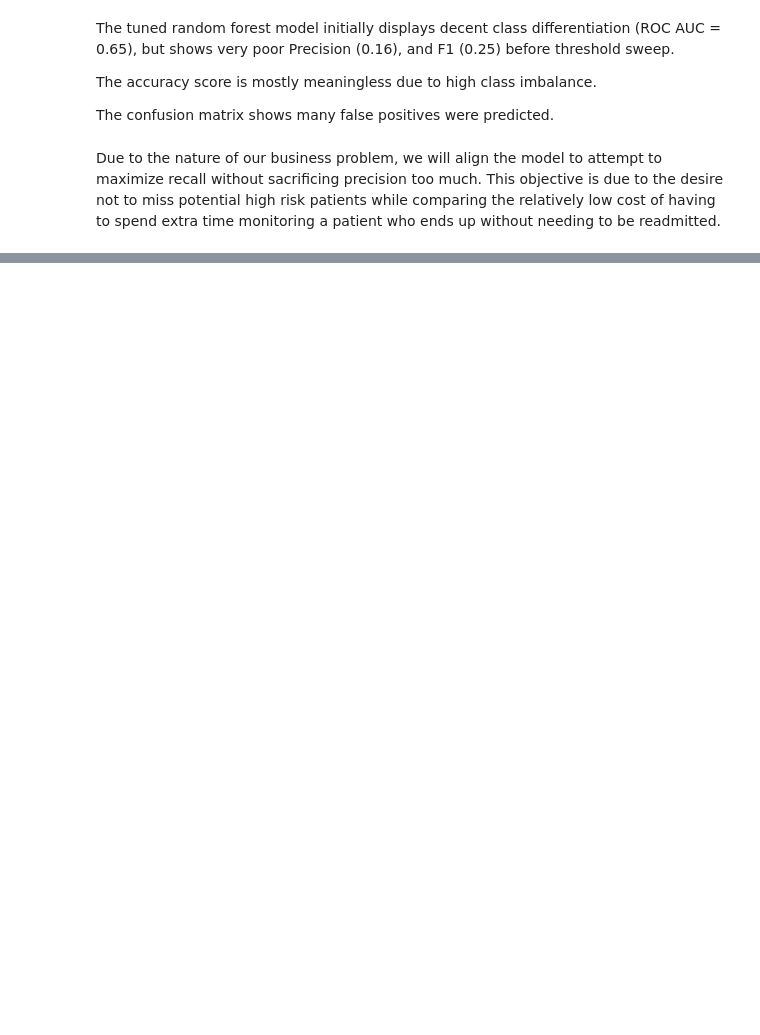
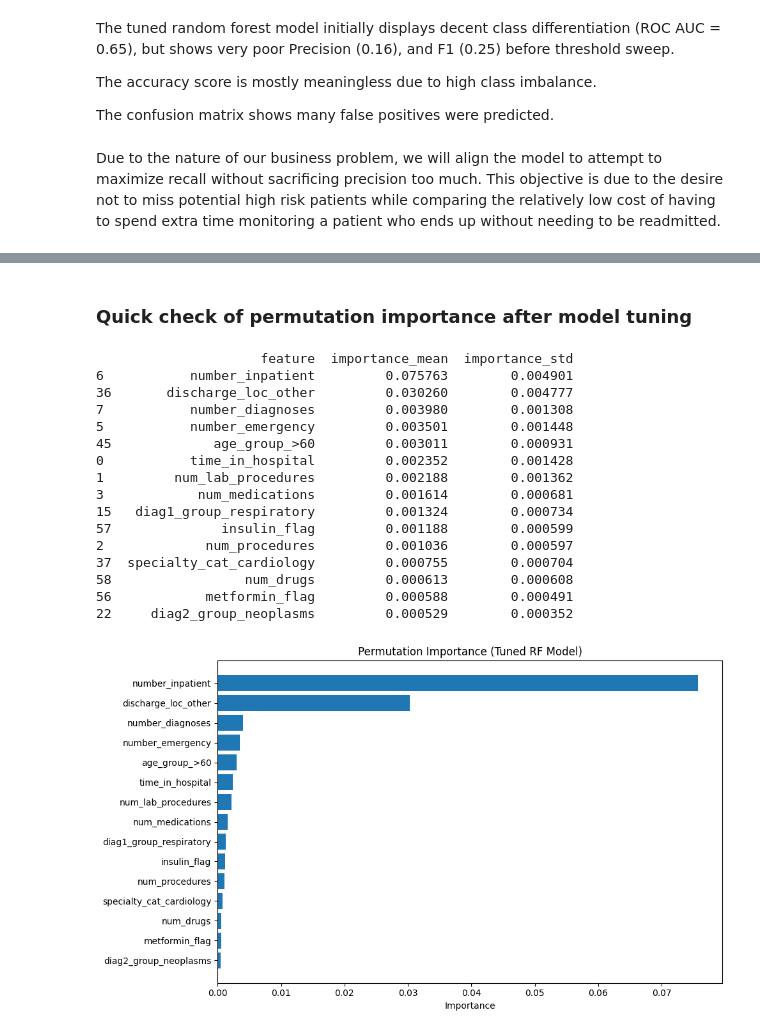
Before and after one commit to meaton96/Eaton_633_Project, a Jupyter notebook: notebooks/02_Random_Forest.ipynb, the cells around one changed output, grey strips where cells are left out. Drawn from its saved outputs; the diff is of its cells as text; code cells hidden in the pictures; blank space fills up the shorter version.

Commit message:
more process info to rf notebook

```diff
--- a/notebooks/02_Random_Forest.ipynb
+++ b/notebooks/02_Random_Forest.ipynb
@@ -425,0 +445,53 @@ By tuning the threshold we raised positive class recall to 0.77 while maintainin
+# %% [markdown]
+### Quick check of permutation importance after model tuning
+# %%
+# Best params: {'model__oob_score': False, 'model__n_estimators': 200, 'model__min_samples_split': 5, 'model__min_samples_leaf': 2, 'model__max_features': 0.2, 'model__max_depth': 10, 'model__class_weight': 'balanced', 'model__bootstrap': True}
+
+def tuned_pipe_factory():
+    _u = RandomUnderSampler(random_state=42)
+    _rf = RandomForestClassifier(
+        n_estimators=200,
+        min_samples_split=5,
+        min_samples_leaf=2,
+        max_features=0.2,
+        max_depth=10,
+        class_weight='balanced',
+        bootstrap=True,
+        oob_score=False,
+        random_state=42
+        )
+    return Pipeline(
+        [
+            ('under_sample', _u),
+            ('model', _rf)
+        ]
+    )
+
+
+rf_perm_imp_df = cv_permutation_importance(
+    tuned_pipe_factory,
+    X_train,
+    y_train,
+    make_cv()
+    )
+
+print(rf_perm_imp_df.head(15))
+plot_feature_importance(rf_perm_imp_df, 'feature', 'importance_mean', 15, 'Permutation Importance (Tuned RF Model)')
+# %% [output]
+                     feature  importance_mean  importance_std
+6           number_inpatient         0.075763        0.004901
+36       discharge_loc_other         0.030260        0.004777
+7           number_diagnoses         0.003980        0.001308
+5           number_emergency         0.003501        0.001448
+45             age_group_>60         0.003011        0.000931
+0           time_in_hospital         0.002352        0.001428
+1         num_lab_procedures         0.002188        0.001362
+3            num_medications         0.001614        0.000681
+15   diag1_group_respiratory         0.001324        0.000734
+57              insulin_flag         0.001188        0.000599
+2             num_procedures         0.001036        0.000597
+37  specialty_cat_cardiology         0.000755        0.000704
+58                 num_drugs         0.000613        0.000608
+56            metformin_flag         0.000588        0.000491
+22     diag2_group_neoplasms         0.000529        0.000352
+[figure, added]
```
Also changed, not shown: parts of 15 cells of this notebook, 2 other files.
